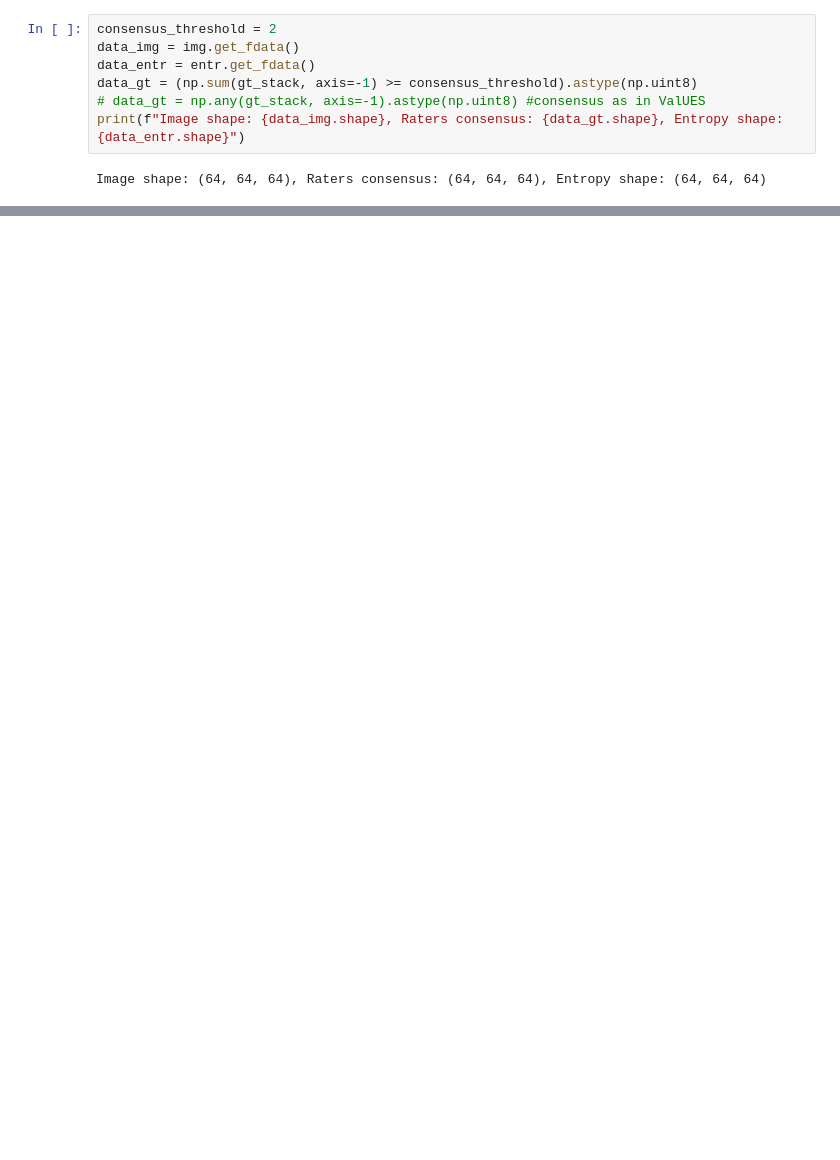
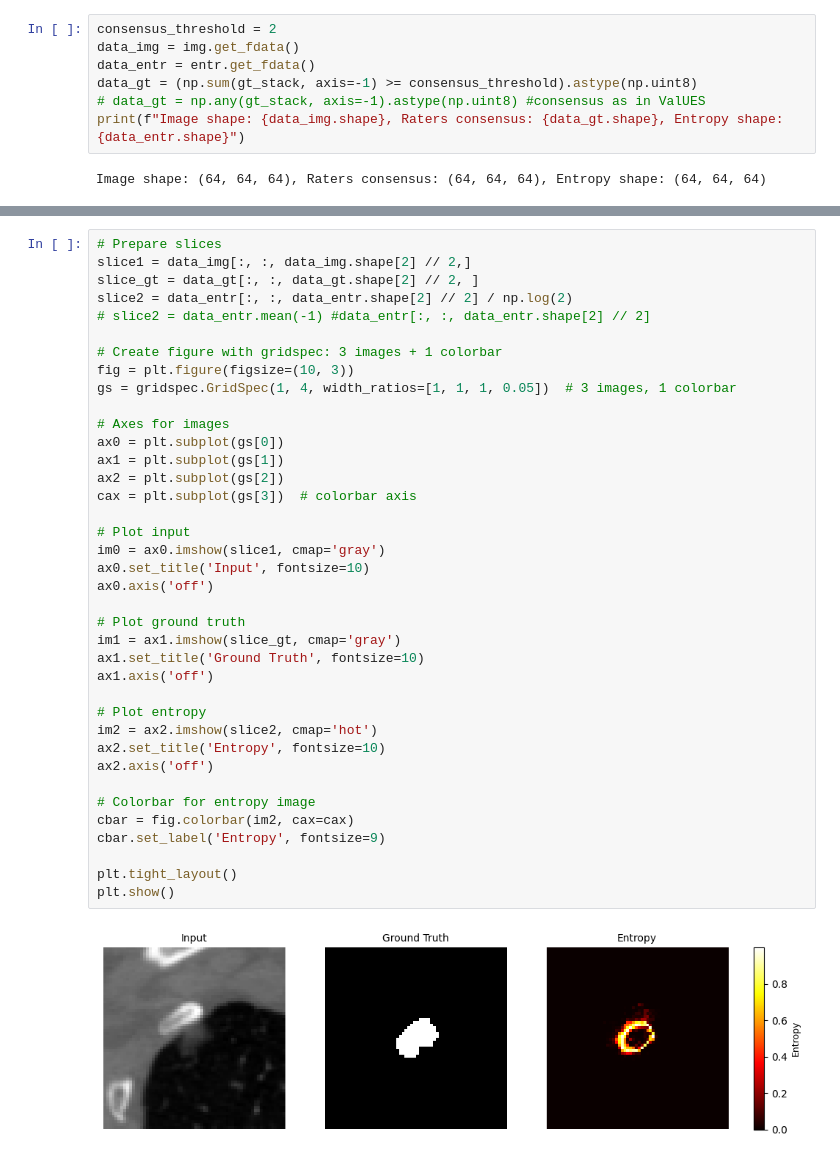
Before and after one commit to Kainmueller-Lab/aggrigator_experiments, a Jupyter notebook: datasets/LIDC/lidc_visualization.ipynb, the cells around one changed output, grey strips where cells are left out. Cells and saved outputs as stored; diff of their text form; blank space fills up the shorter version.

```diff
--- a/datasets/LIDC/lidc_visualization.ipynb
+++ b/datasets/LIDC/lidc_visualization.ipynb
@@ -73,0 +74,40 @@ plt.show()
+# %%
+# Prepare slices
+slice1 = data_img[:, :, data_img.shape[2] // 2,]
+slice_gt = data_gt[:, :, data_gt.shape[2] // 2, ]
+slice2 = data_entr[:, :, data_entr.shape[2] // 2] / np.log(2)
+# slice2 = data_entr.mean(-1) #data_entr[:, :, data_entr.shape[2] // 2]
+
+# Create figure with gridspec: 3 images + 1 colorbar
+fig = plt.figure(figsize=(10, 3))
+gs = gridspec.GridSpec(1, 4, width_ratios=[1, 1, 1, 0.05])  # 3 images, 1 colorbar
+
+# Axes for images
+ax0 = plt.subplot(gs[0])
+ax1 = plt.subplot(gs[1])
+ax2 = plt.subplot(gs[2])
+cax = plt.subplot(gs[3])  # colorbar axis
+
+# Plot input
+im0 = ax0.imshow(slice1, cmap='gray')
+ax0.set_title('Input', fontsize=10)
+ax0.axis('off')
+
+# Plot ground truth
+im1 = ax1.imshow(slice_gt, cmap='gray')
+ax1.set_title('Ground Truth', fontsize=10)
+ax1.axis('off')
+
+# Plot entropy
+im2 = ax2.imshow(slice2, cmap='hot')
+ax2.set_title('Entropy', fontsize=10)
+ax2.axis('off')
+
+# Colorbar for entropy image
+cbar = fig.colorbar(im2, cax=cax)
+cbar.set_label('Entropy', fontsize=9)
+
+plt.tight_layout()
+plt.show()
+# %% [output]
+[figure, added]
```
Also changed, not shown: parts of 2 cells of this notebook, 8 other files.
